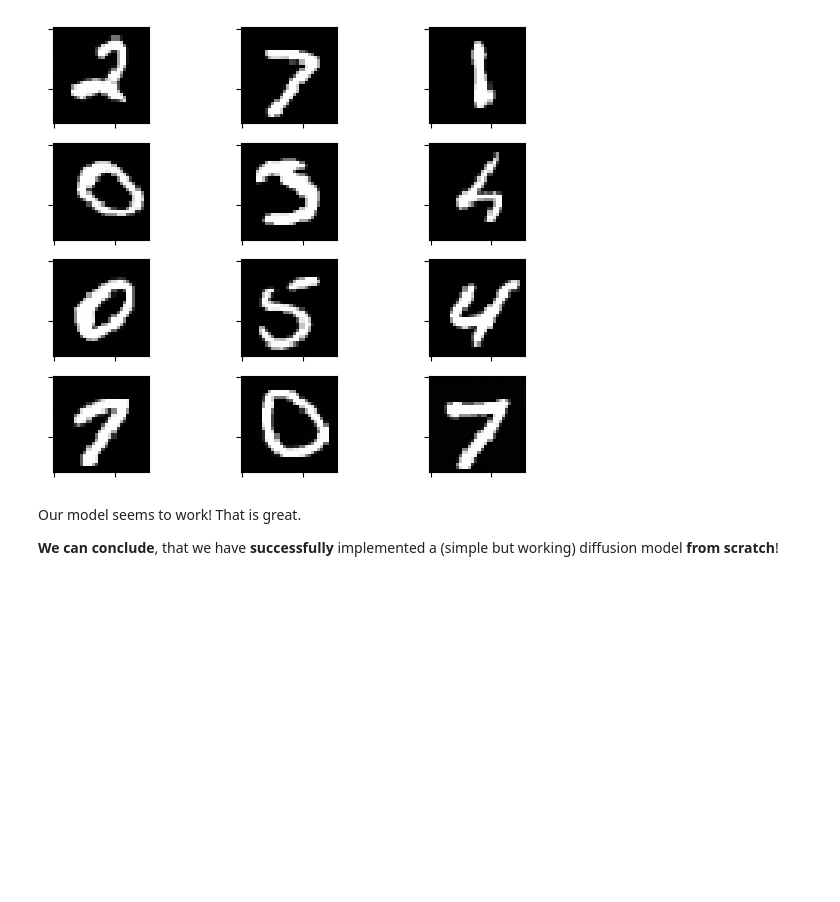
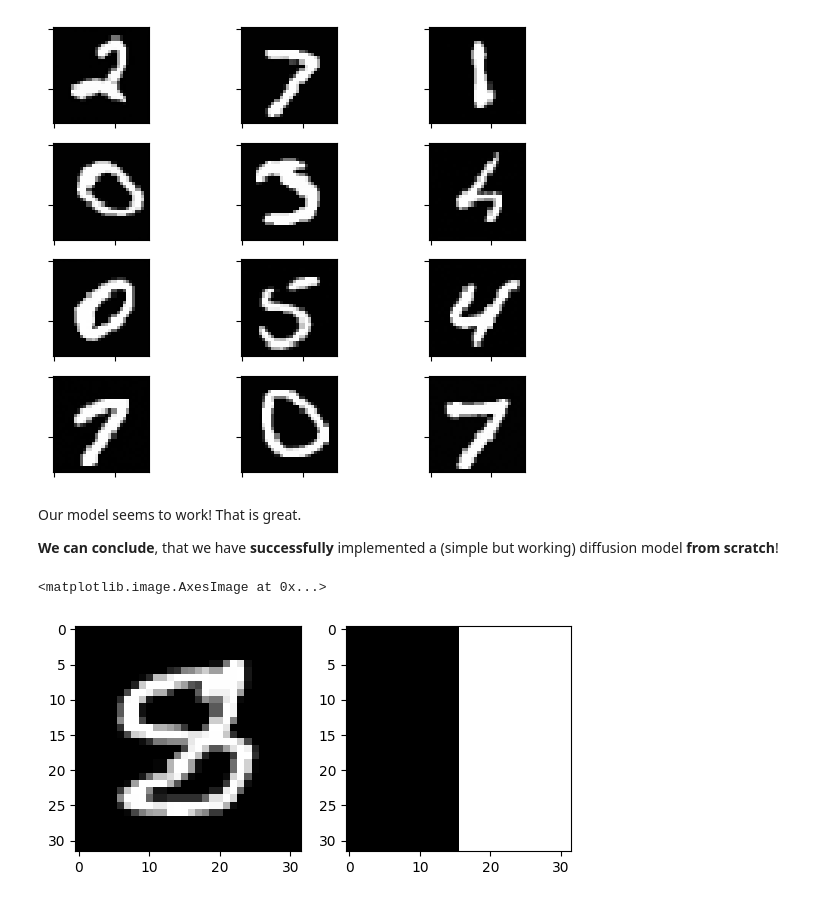
Before and after one commit to simonsclz/diffusion_model, a Jupyter notebook: diffusion_model.ipynb, the cells around one changed output. Cells and saved outputs as stored; diff of their text form; code cells hidden in the pictures; blank space fills up the shorter version.

Commit message:
Inpainting added

```diff
--- a/diffusion_model.ipynb
+++ b/diffusion_model.ipynb
@@ -735,3 +735,22 @@ plt.tight_layout()
 Our model seems to work! That is great.
 
 **We can conclude**, that we have **successfully** implemented a (simple but working) diffusion model **from scratch**!
+# %%
+# Inpainting
+
+index = 4
+
+x_0 = X[index][np.newaxis, :, :, :]
+
+# Mask
+mask = np.zeros(shape=x_0.shape)
+mask[0, :, 16:, :] = 1
+
+fig, ax = plt.subplots(nrows=1, ncols=2)
+ax = ax.flatten()
+
+ax[0].imshow(x_0[0], cmap="grey")
+ax[1].imshow(mask[0], cmap="grey")
+# %% [output]
+<matplotlib.image.AxesImage at 0x...>
+[figure, added]
```
Also changed, not shown: parts of 3 cells of this notebook.
